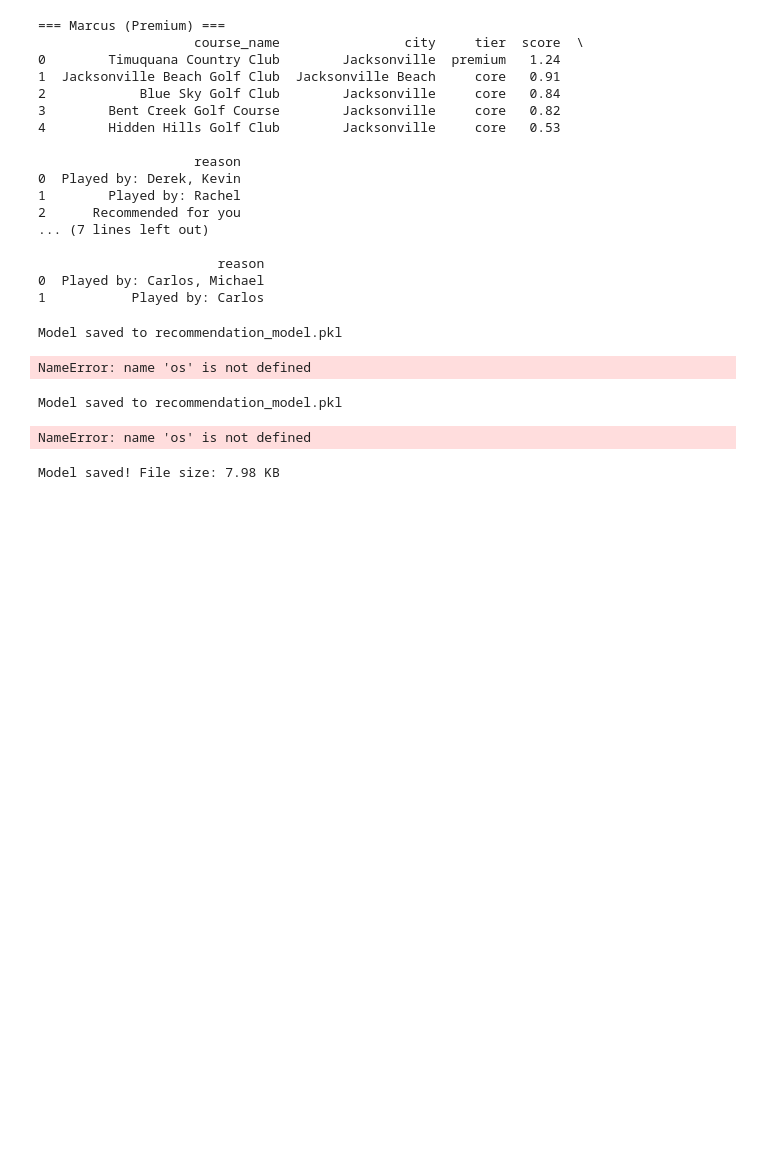
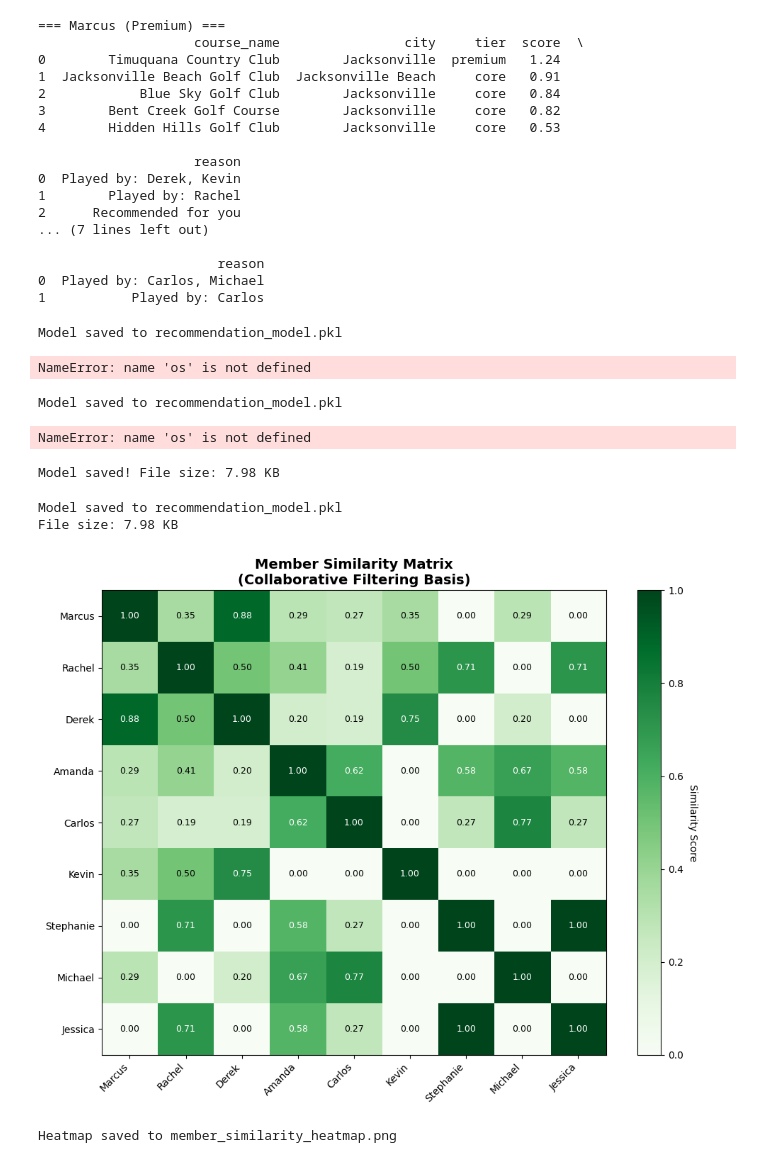
Before and after one commit to f-nguyenn/parpass-data, a Jupyter notebook: recommendation_model.ipynb, the cells around one changed output. Saved outputs shown, nothing was run; the diff lists cells and outputs as text; code cells hidden in the pictures; blank space fills up the shorter version.

```diff
--- a/recommendation_model.ipynb
+++ b/recommendation_model.ipynb
@@ -436,3 +436,62 @@ import os
 print(f"Model saved! File size: {round(os.path.getsize('recommendation_model.pkl') / 1024, 2)} KB")
 # %% [output]
 Model saved! File size: 7.98 KB
+# %%
+import pickle
+
+# Save the model components
+model_data = {
+    'member_course_matrix': member_course_matrix,
+    'member_similarity_df': member_similarity_df,
+    'members_df': members_df,
+    'courses_df': courses_df,
+    'member_names': member_names
+}
+
+with open('recommendation_model.pkl', 'wb') as f:
+    pickle.dump(model_data, f)
+
+print("Model saved to recommendation_model.pkl")
+print(f"File size: {round(os.path.getsize('recommendation_model.pkl') / 1024, 2)} KB")
+# %% [output]
+Model saved to recommendation_model.pkl
+File size: 7.98 KB
+# %%
+import matplotlib.pyplot as plt
+
+# Create a heatmap of member similarities
+fig, ax = plt.subplots(figsize=(10, 8))
+
+# Use the readable names
+similarity_display = member_similarity_df.copy()
+similarity_display.index = [member_names.get(m, m)[:10] for m in similarity_display.index]
+similarity_display.columns = [member_names.get(m, m)[:10] for m in similarity_display.columns]
+
+im = ax.imshow(similarity_display.values, cmap='Greens', aspect='auto', vmin=0, vmax=1)
+
+# Add labels
+ax.set_xticks(range(len(similarity_display.columns)))
+ax.set_yticks(range(len(similarity_display.index)))
+ax.set_xticklabels(similarity_display.columns, rotation=45, ha='right')
+ax.set_yticklabels(similarity_display.index)
+
+# Add colorbar
+cbar = ax.figure.colorbar(im, ax=ax)
+cbar.ax.set_ylabel('Similarity Score', rotation=-90, va='bottom')
+
+# Add values in cells
+for i in range(len(similarity_display.index)):
+    for j in range(len(similarity_display.columns)):
+        val = similarity_display.iloc[i, j]
+        color = 'white' if val > 0.5 else 'black'
+        ax.text(j, i, f'{val:.2f}', ha='center', va='center', color=color, fontsize=9)
+
+ax.set_title('Member Similarity Matrix\n(Collaborative Filtering Basis)', fontsize=14, fontweight='bold')
+plt.tight_layout()
+plt.savefig('member_similarity_heatmap.png', dpi=150)
+plt.show()
+
+print("\nHeatmap saved to member_similarity_heatmap.png")
+# %% [output]
+[figure, added]
+Heatmap saved to member_similarity_heatmap.png
```
Also changed, not shown: 1 other file.
